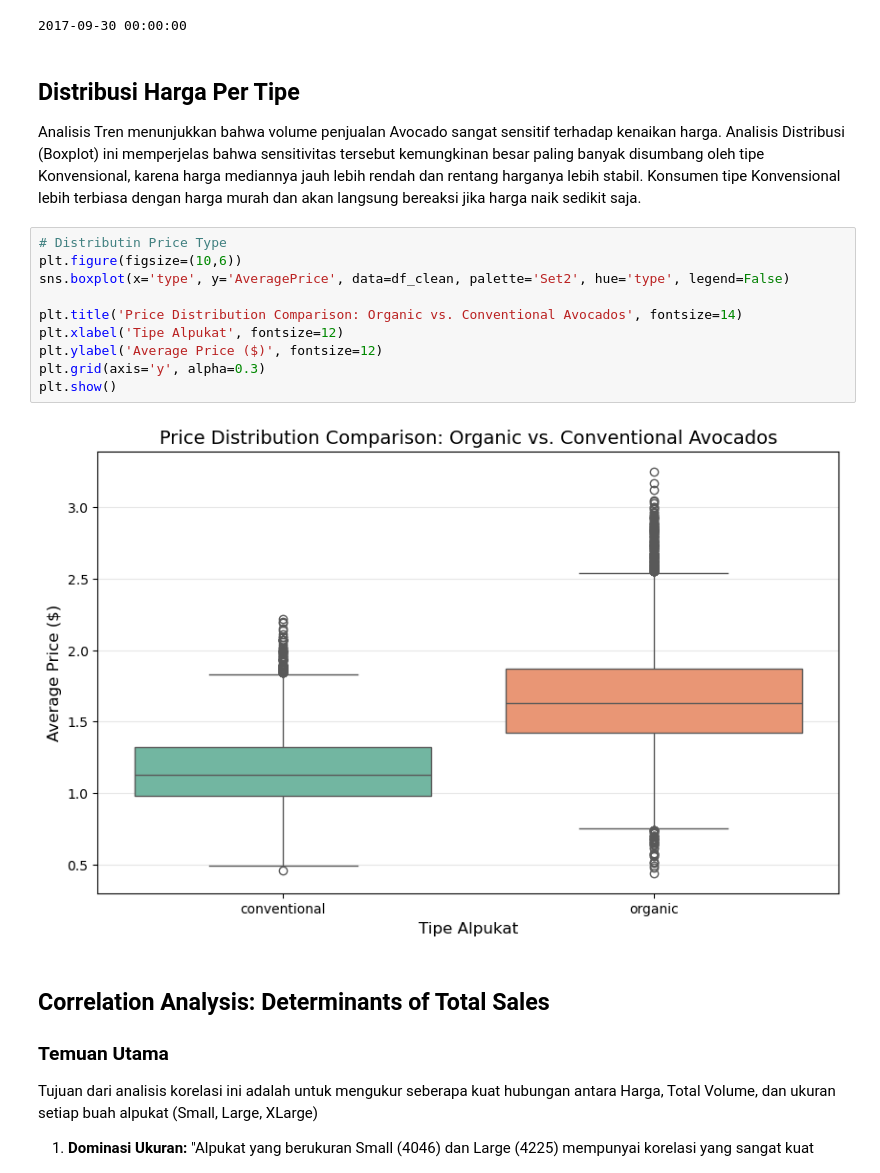
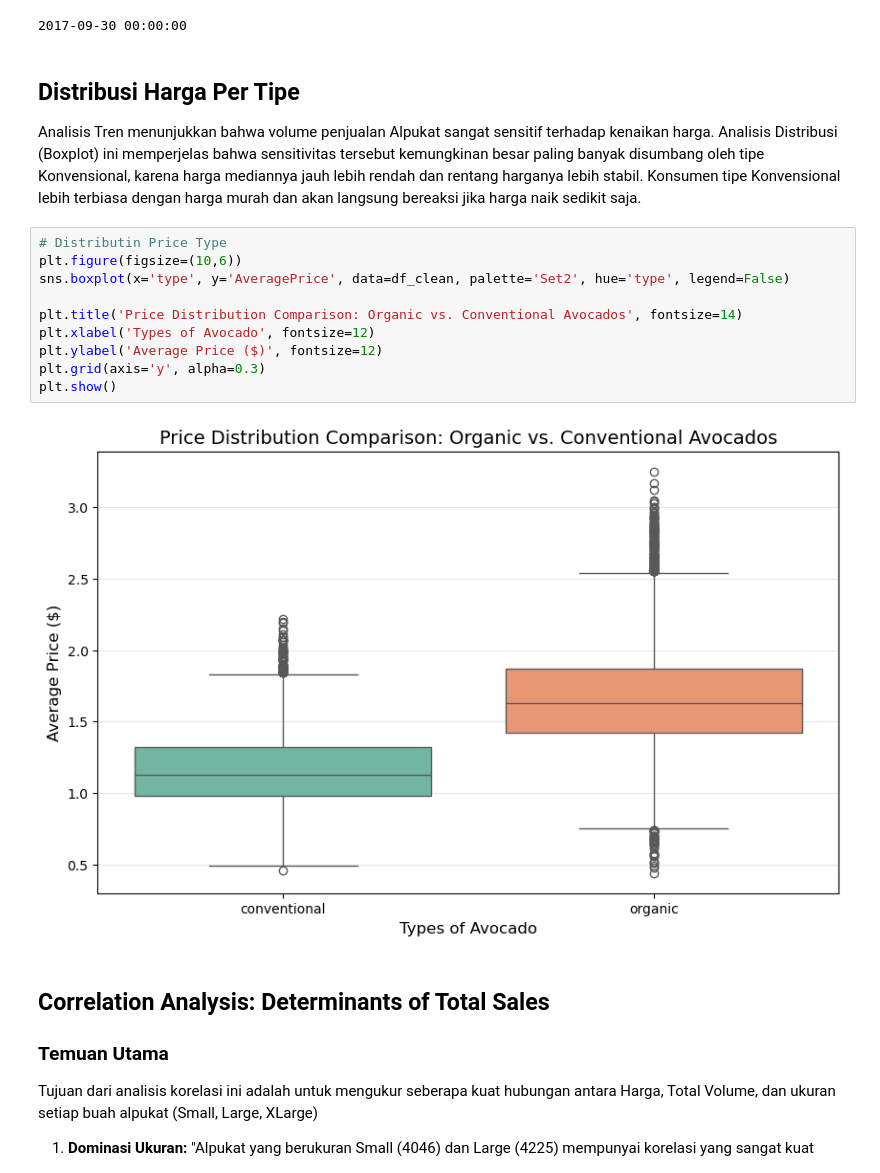
Before and after one commit to adyarizki/Data-Analyst-Portfolio, a Jupyter notebook: Avocado-Sales-Analysis (Python)/Avocado Data Analysis.ipynb, the cells around one changed output. Drawn from its saved outputs; the diff is of its cells as text.

```diff
--- a/Avocado-Sales-Analysis (Python)/Avocado Data Analysis.ipynb
+++ b/Avocado-Sales-Analysis (Python)/Avocado Data Analysis.ipynb
@@ -261,19 +261,19 @@ print(x_target)
 2017-09-30 00:00:00
 # %% [markdown]
 ## Distribusi Harga Per Tipe
-Analisis Tren menunjukkan bahwa volume penjualan Avocado sangat sensitif terhadap kenaikan harga. Analisis Distribusi (Boxplot) ini memperjelas bahwa sensitivitas tersebut kemungkinan besar paling banyak disumbang oleh tipe Konvensional, karena harga mediannya jauh lebih rendah dan rentang harganya lebih stabil. Konsumen tipe Konvensional lebih terbiasa dengan harga murah dan akan langsung bereaksi jika harga naik sedikit saja.
+Analisis Tren menunjukkan bahwa volume penjualan Alpukat sangat sensitif terhadap kenaikan harga. Analisis Distribusi (Boxplot) ini memperjelas bahwa sensitivitas tersebut kemungkinan besar paling banyak disumbang oleh tipe Konvensional, karena harga mediannya jauh lebih rendah dan rentang harganya lebih stabil. Konsumen tipe Konvensional lebih terbiasa dengan harga murah dan akan langsung bereaksi jika harga naik sedikit saja.
 # %%
 # Distributin Price Type
 plt.figure(figsize=(10,6))
 sns.boxplot(x='type', y='AveragePrice', data=df_clean, palette='Set2', hue='type', legend=False)
 
 plt.title('Price Distribution Comparison: Organic vs. Conventional Avocados', fontsize=14)
-plt.xlabel('Tipe Alpukat', fontsize=12)
+plt.xlabel('Types of Avocado', fontsize=12)
 plt.ylabel('Average Price ($)', fontsize=12)
 plt.grid(axis='y', alpha=0.3)
 plt.show()
 # %% [output]
-[figure, old version]
+[figure, new version]
 # %% [markdown]
 ## Correlation Analysis: Determinants of Total Sales
 ### Temuan Utama
```
